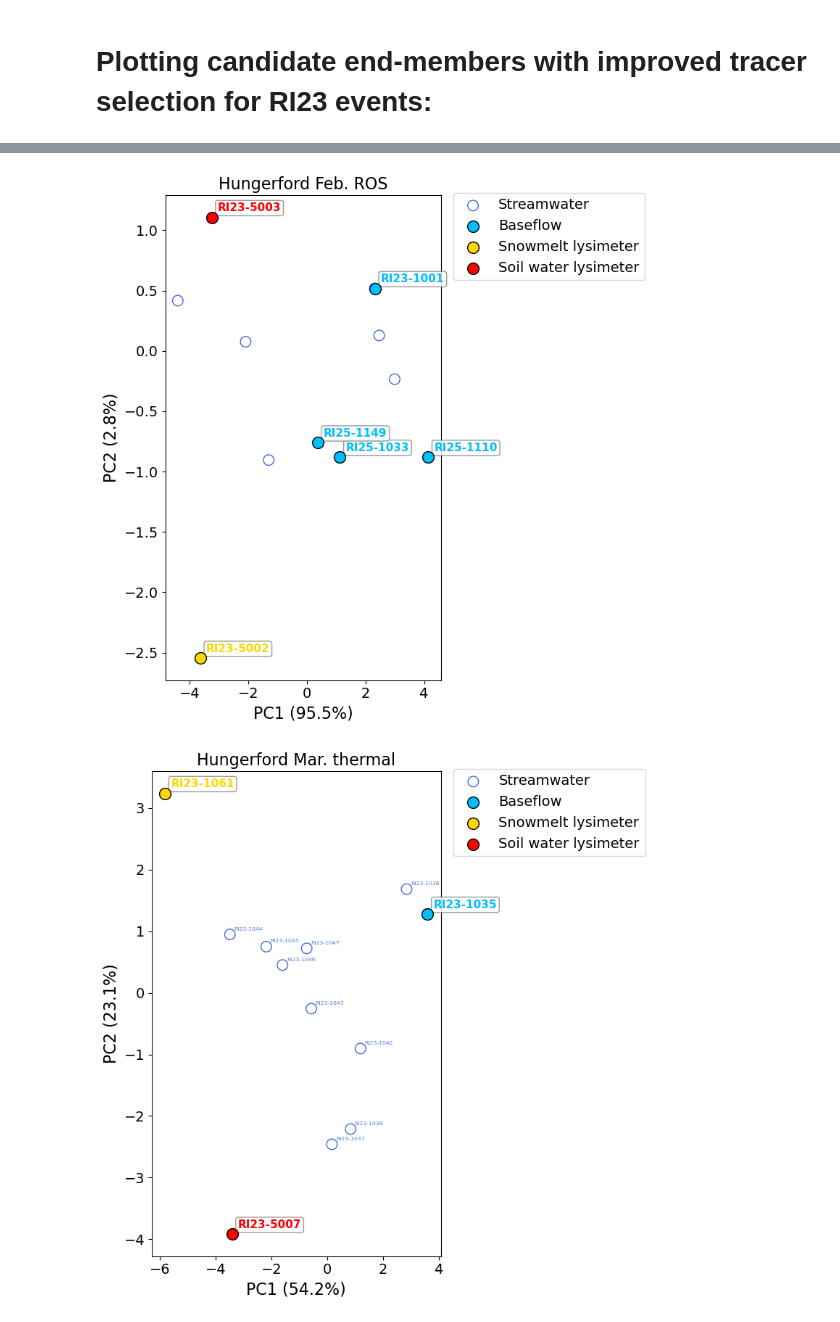
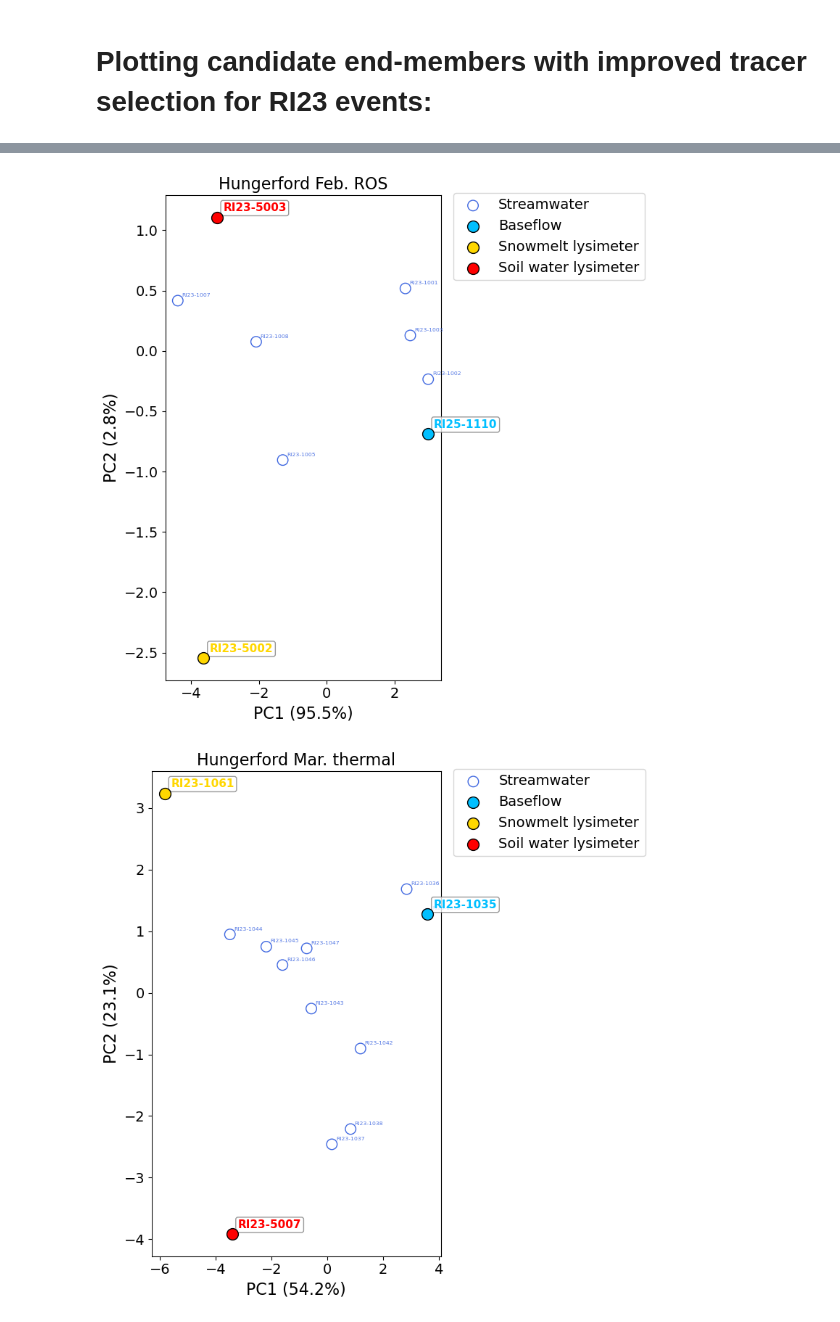
Before and after one commit to MeganEDuffy/LCBP-interannual-EMMAs, a Jupyter notebook: Notebooks/Event_PCA/RI23_Hungerford_PCAwError-all-candidate-EMs.ipynb, the cells around one changed output, grey strips where cells are left out. Cells and saved outputs as stored; diff of their text form; code cells hidden in the pictures.

```diff
--- a/Notebooks/Event_PCA/RI23_Hungerford_PCAwError-all-candidate-EMs.ipynb
+++ b/Notebooks/Event_PCA/RI23_Hungerford_PCAwError-all-candidate-EMs.ipynb
@@ -120,37 +120,40 @@ analytical_precision_ri23 = {
     'Cu_mg_L': 0.05,  # mg/L
     'K_mg_L': 0.05,  # mg/L
     'Na_mg_L': 0.05,  # mg/L
     'Cl_mg_L': 0.10,  # mg/L
     'd18O': 0.1,      # permille
     'dD': 0.1    # permille
 }
 
 ##########################
 # Hungerford RI23 events #
 ##########################
 
 # Test candidate deep groundwater, baseflow, soil water, and meltwater
 candidate_samples = [
     #"RI23-5008",         # Mark's well 03/2023
-    "RI23-1001",         # Baseflow 02/09/2023
+    #"RI23-1001",         # Baseflow 02/09/2023
     "RI23-5003",         # SWLD 02/15/2023
     "RI23-5002",          # SML 02/15/2023
+    #"RI23-1085",         # Baseflow 03/31/2023
+    #"RI23-5007",         # Soil water lysimeter dry 03/16/2023
+    #"RI23-1061",         # Snowmelt lysimeter 03/28/2023
     #"RI24-1259",         # 02/08/2024 baseflow
-    "RI25-1033",         # 12/10/2024 baseflow
+    #"RI25-1033",         # 12/10/2024 baseflow
     "RI25-1110",         # 12/28/2024 baseflow
-    "RI25-1149"          # 03/05/2025 baseflow
+    #"RI25-1149"          # 03/05/2025 baseflow
 ]
 
 explore_results, pca_model, scaler_model = ep.plot_event_pca_explore_samples(
     data=df,
     site="Hungerford",
     start_date="2023-02-08",
     end_date="2023-02-12",
     exploratory_ids=candidate_samples,
     title="Hungerford Feb. ROS"
 )
 # %% [output]
-[figure, old version]
+[figure, new version]
 # %%
 #################
 # MAR THM at HB #
```
Also changed, not shown: parts of 1 cell of this notebook, 9 other files.
